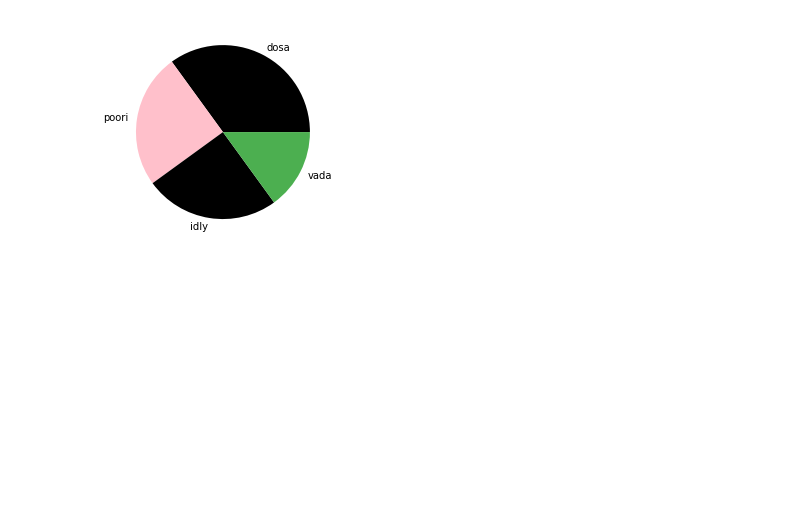
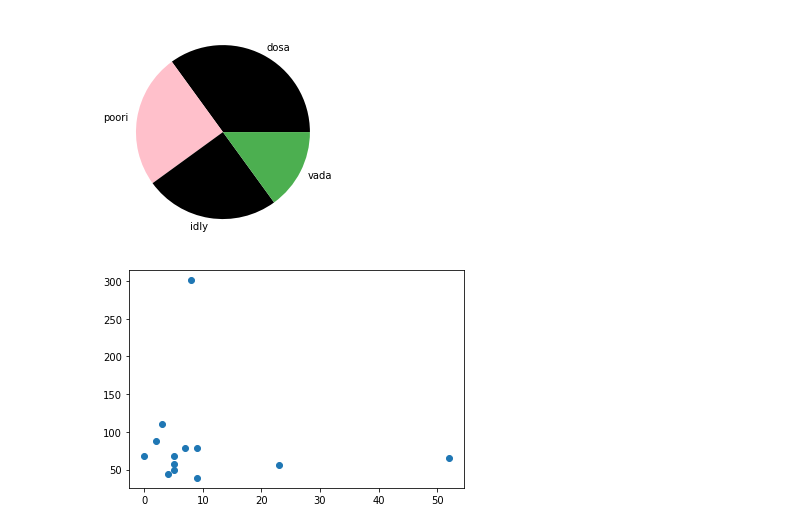
Before and after one commit to VU21CSEN0100037/PYTHON, a Jupyter notebook: Mathplot_PROGRAMS.ipynb, the cells around one changed output. Saved outputs shown, nothing was run; the diff lists cells and outputs as text; code cells hidden in the pictures; blank space fills up the shorter version.

```diff
--- a/Mathplot_PROGRAMS.ipynb
+++ b/Mathplot_PROGRAMS.ipynb
@@ -110,3 +110,12 @@ plt.pie(a, labels = food , colors =colours)
 plt.show()
 # %% [output]
 [figure]
+# %%
+import matplotlib.pyplot as plt
+import numpy as np
+h = np.array([9,2,9,4,3,5,8,7,5,23,52,5,0])
+k = np.array([39,88,78,44,111,68,301,78,49,56,66,58,68])
+plt.scatter(h,k)
+plt.show()
+# %% [output]
+[figure, added]
```
Also changed, not shown: parts of 18 cells of this notebook.
